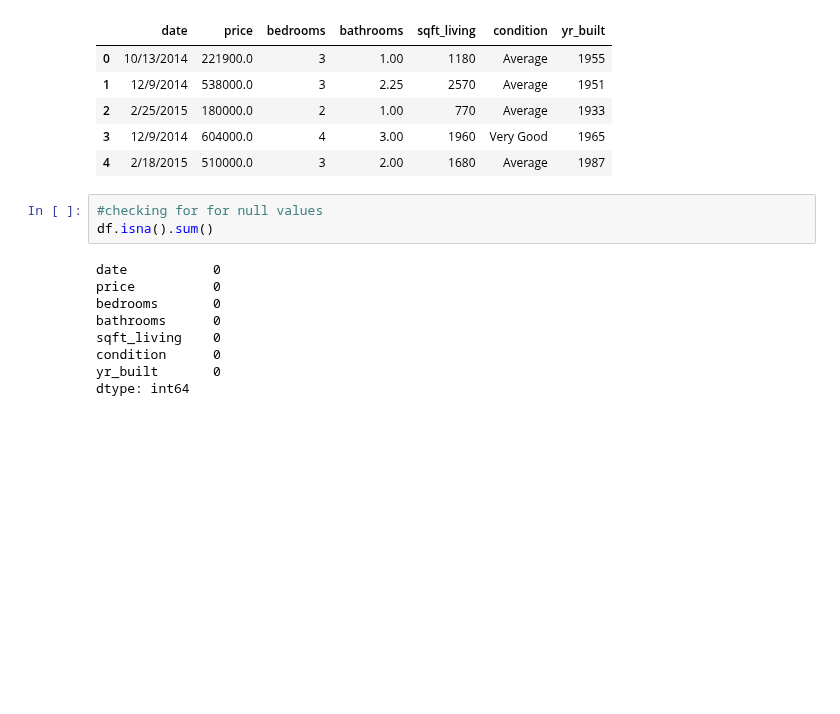
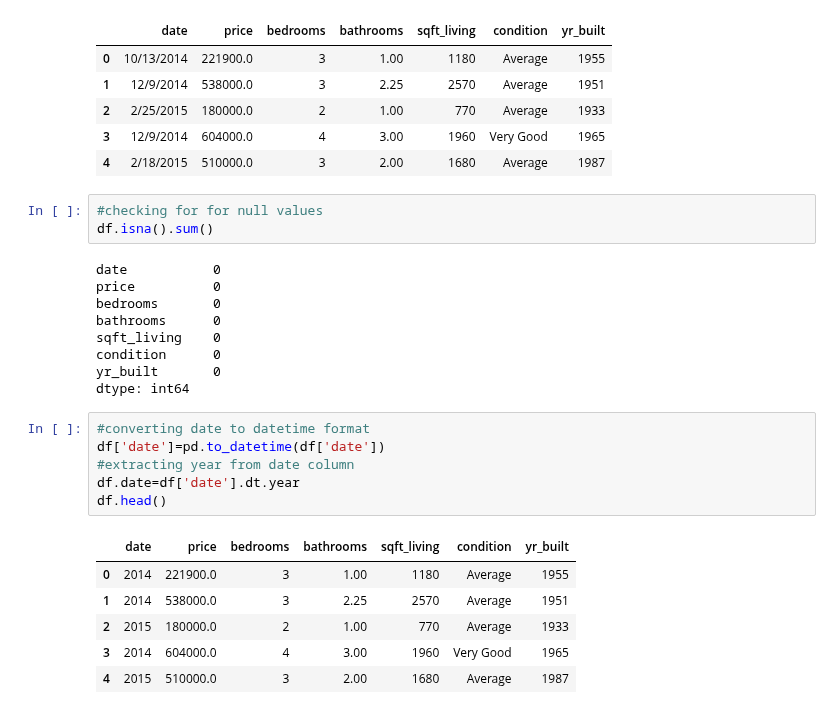
Before and after one commit to Sandrakiptumm/dsc-phase-2-project-v2-3-Group-3, a Jupyter notebook: student.ipynb, the cells around one changed output. Drawn from its saved outputs; the diff is of its cells as text; blank space fills up the shorter version.

```diff
--- a/student.ipynb
+++ b/student.ipynb
@@ -130,3 +130,16 @@ sqft_living    0
 condition      0
 yr_built       0
 dtype: int64
+# %%
+#converting date to datetime format
+df['date']=pd.to_datetime(df['date'])
+#extracting year from date column
+df.date=df['date'].dt.year
+df.head()
+# %% [output]
+|  | date | price | bedrooms | bathrooms | sqft_living | condition | yr_built |
+| 0 | 2014 | 221900.0 | 3 | 1.00 | 1180 | Average | 1955 |
+| 1 | 2014 | 538000.0 | 3 | 2.25 | 2570 | Average | 1951 |
+| 2 | 2015 | 180000.0 | 2 | 1.00 | 770 | Average | 1933 |
+| 3 | 2014 | 604000.0 | 4 | 3.00 | 1960 | Very Good | 1965 |
+| 4 | 2015 | 510000.0 | 3 | 2.00 | 1680 | Average | 1987 |
```
Also changed, not shown: parts of 5 cells of this notebook.
